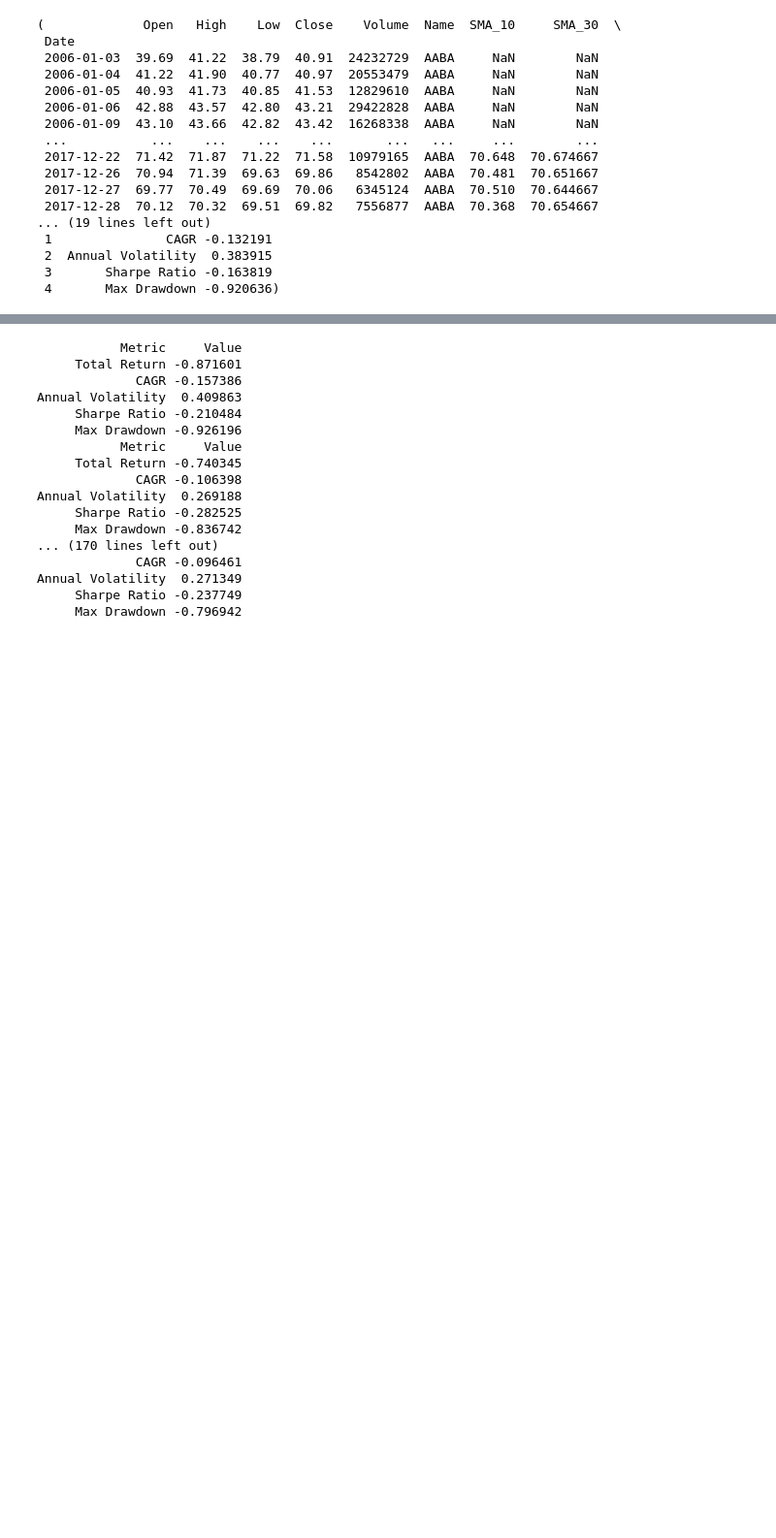
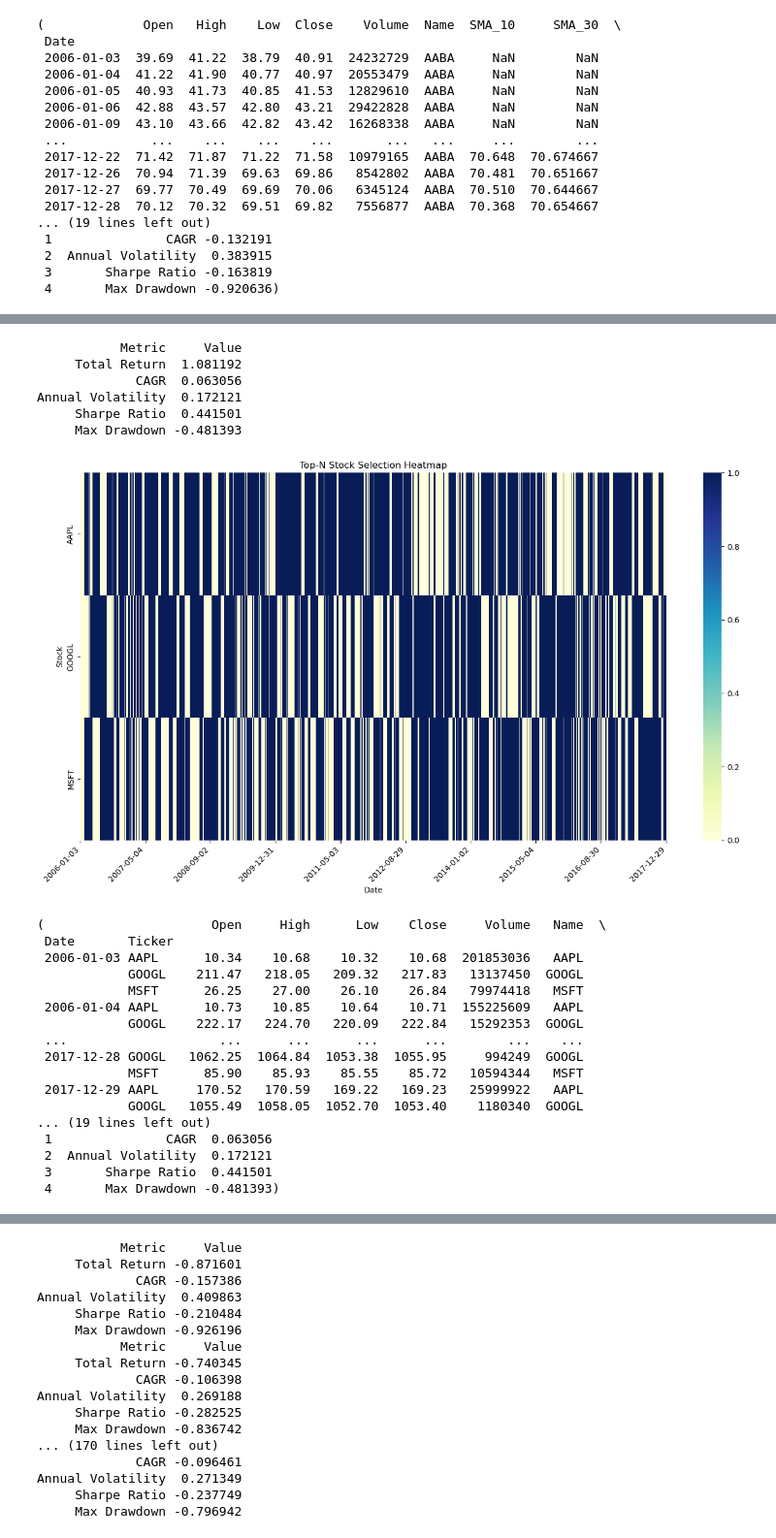
Before and after one commit to lhtPeking/Modeling-and-Forecasting-Stock-Trading-Sequences, a Jupyter notebook: strategies.ipynb, the cells around one changed output, grey strips where cells are left out. Shown: that part at 97% size. Saved outputs shown, nothing was run; the diff lists cells and outputs as text; code cells hidden in the pictures; blank space fills up the shorter version.

```diff
--- a/strategies.ipynb
+++ b/strategies.ipynb
@@ -34,0 +71,38 @@ Annual Volatility  0.383915
+# %%
+## 动量策略的实现与可视化
+import glob
+from utils.BacktestRunner import BacktestRunner
+from utils.basicFeature import basicFeature
+from utils.basicStrategy import momentum_topN_strategy
+from utils.misc import load_multi_stock_data
+
+stock_list = ["AAPL", "MSFT", "GOOGL"]
+multi_df = load_multi_stock_data(stock_list)
+
+runner = BacktestRunner(momentum_topN_strategy, multi_df, lookback=20, top_n=2)
+runner.run(plot=True)
+# %% [output]
+           Metric     Value
+     Total Return  1.081192
+             CAGR  0.063056
+Annual Volatility  0.172121
+     Sharpe Ratio  0.441501
+     Max Drawdown -0.481393
+[figure, added]
+(                      Open     High      Low    Close     Volume   Name  \
+ Date       Ticker
+ 2006-01-03 AAPL      10.34    10.68    10.32    10.68  201853036   AAPL
+            GOOGL    211.47   218.05   209.32   217.83   13137450  GOOGL
+            MSFT      26.25    27.00    26.10    26.84   79974418   MSFT
+ 2006-01-04 AAPL      10.73    10.85    10.64    10.71  155225609   AAPL
+            GOOGL    222.17   224.70   220.09   222.84   15292353  GOOGL
+ ...                    ...      ...      ...      ...        ...    ...
+ 2017-12-28 GOOGL   1062.25  1064.84  1053.38  1055.95     994249  GOOGL
+            MSFT      85.90    85.93    85.55    85.72   10594344   MSFT
+ 2017-12-29 AAPL     170.52   170.59   169.22   169.23   25999922   AAPL
+            GOOGL   1055.49  1058.05  1052.70  1053.40    1180340  GOOGL
+... (19 lines left out)
+ 1               CAGR  0.063056
+ 2  Annual Volatility  0.172121
+ 3       Sharpe Ratio  0.441501
+ 4       Max Drawdown -0.481393)
```
Also changed, not shown: parts of 4 cells of this notebook, 3 other files.
